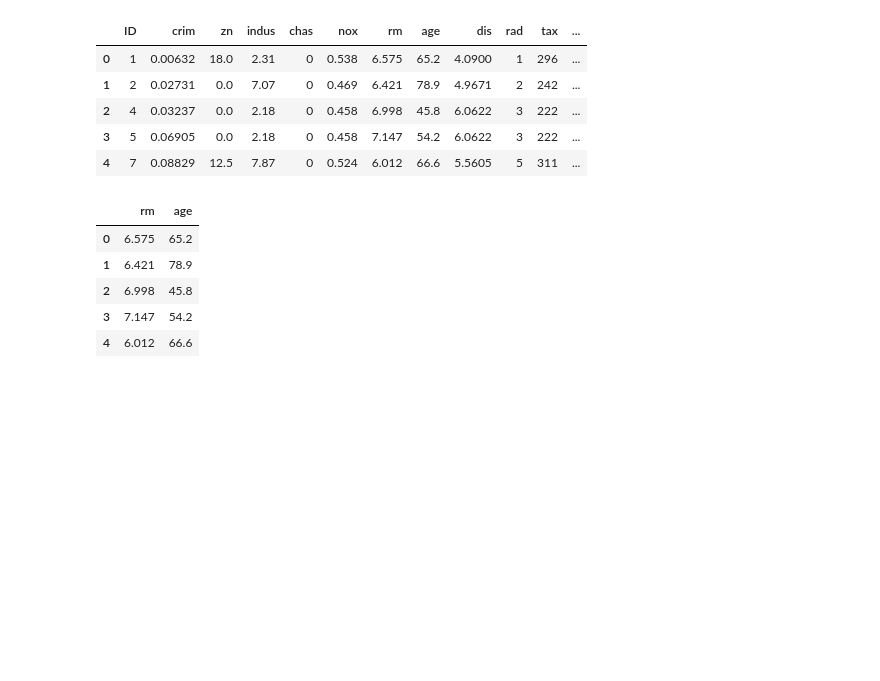
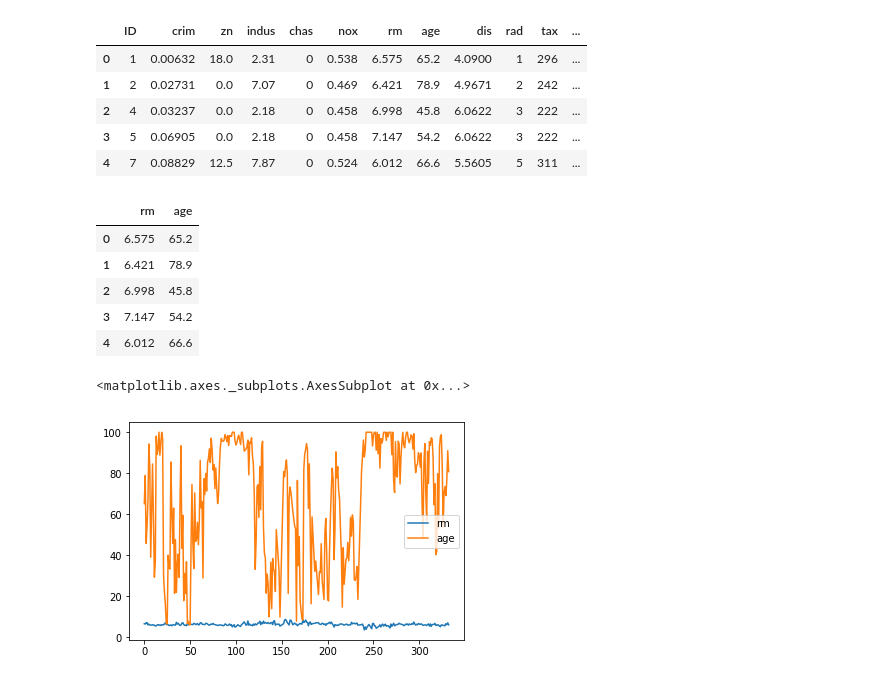
Before and after one commit to lnhdn/dsc-project-eda-with-pandas-nyc-ds-career-042219, a Jupyter notebook: index.ipynb, the cells around one changed output. Drawn from its saved outputs; the diff is of its cells as text; code cells hidden in the pictures; blank space fills up the shorter version.

```diff
--- a/index.ipynb
+++ b/index.ipynb
@@ -174,4 +175,7 @@ not_charles_room_age.head()
 | 3 | 7.147 | 54.2 |
 | 4 | 6.012 | 66.6 |
 # %%
-not_charles_room_age
+not_charles_room_age.plot()
+# %% [output]
+<matplotlib.axes._subplots.AxesSubplot at 0x...>
+[figure, added]
```
Also changed, not shown: parts of 1 cell of this notebook.
